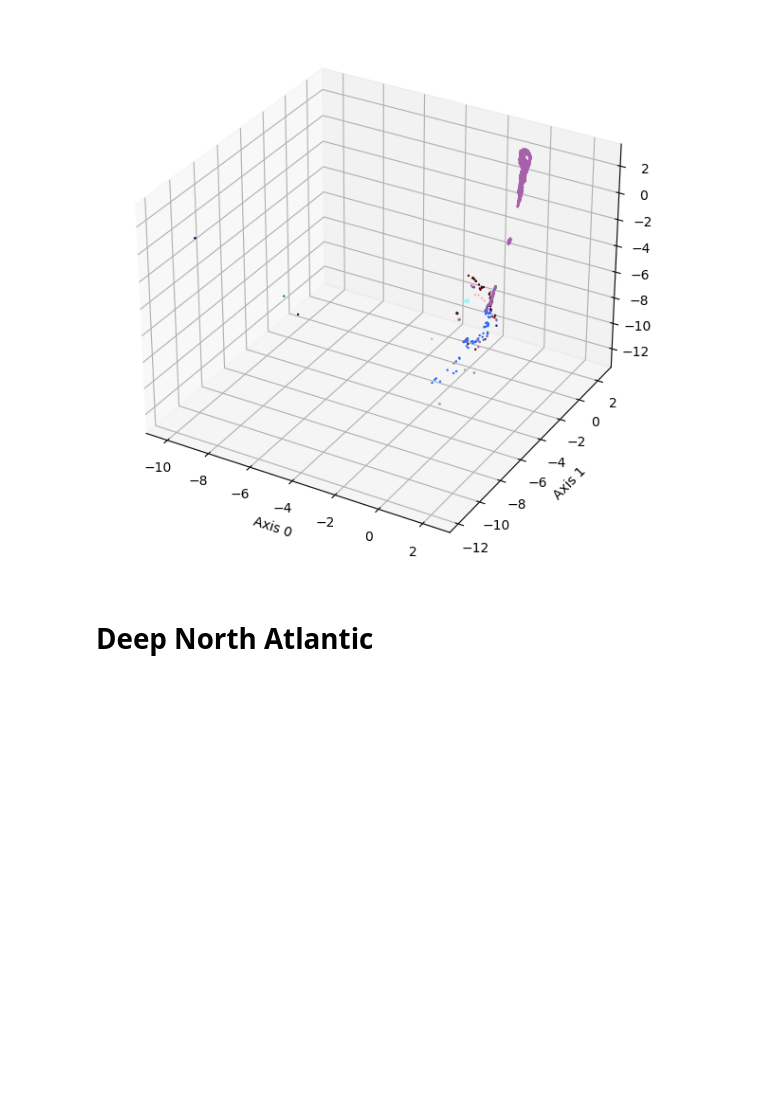
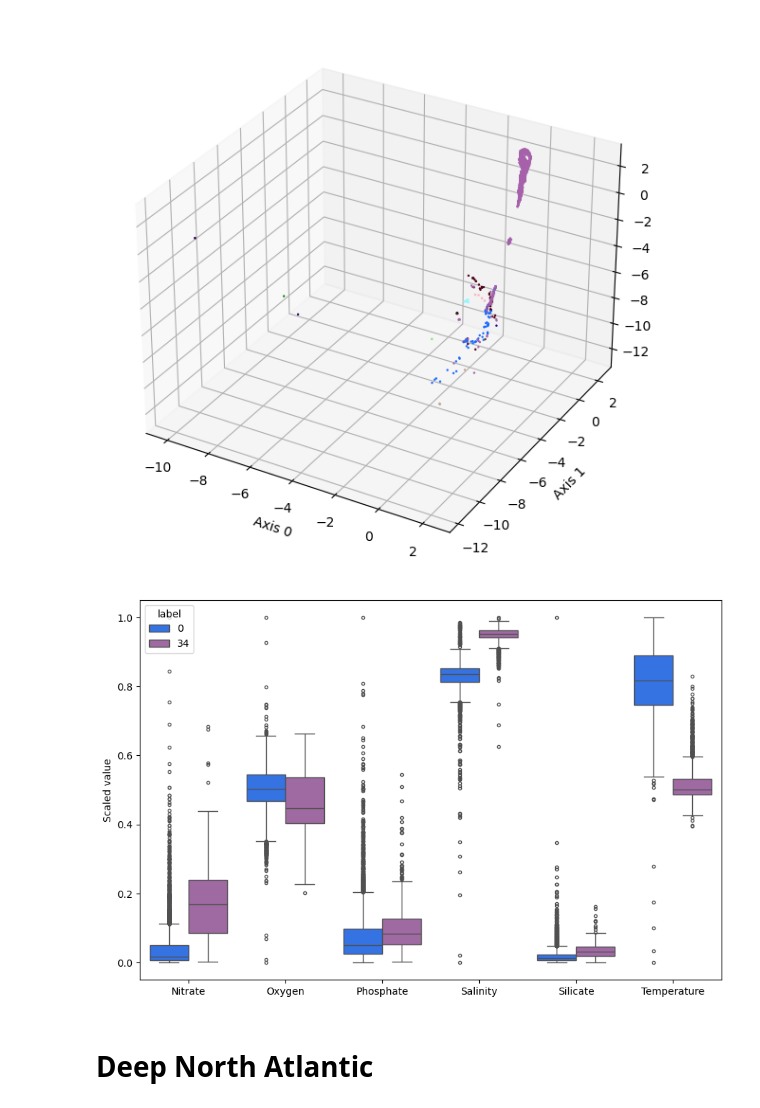
Before and after one commit to y-jenniges/ocean_cluster_validation, a Jupyter notebook: region_analysis.ipynb, the cells around one changed output. Cells and saved outputs as stored; diff of their text form; code cells hidden in the pictures; blank space fills up the shorter version.

```diff
--- a/region_analysis.ipynb
+++ b/region_analysis.ipynb
@@ -131,6 +138,10 @@ utils.coupled_label_plot(medi)
 # %% [output]
 [figure]
 [figure]
+# %%
+utils.compare_stats(df=df, labels=[0, 34], save_as=None)
+# %% [output]
+[figure, added]
 # %% [markdown]
 # Deep North Atlantic
 # %%
```
Also changed, not shown: parts of 14 cells of this notebook.
